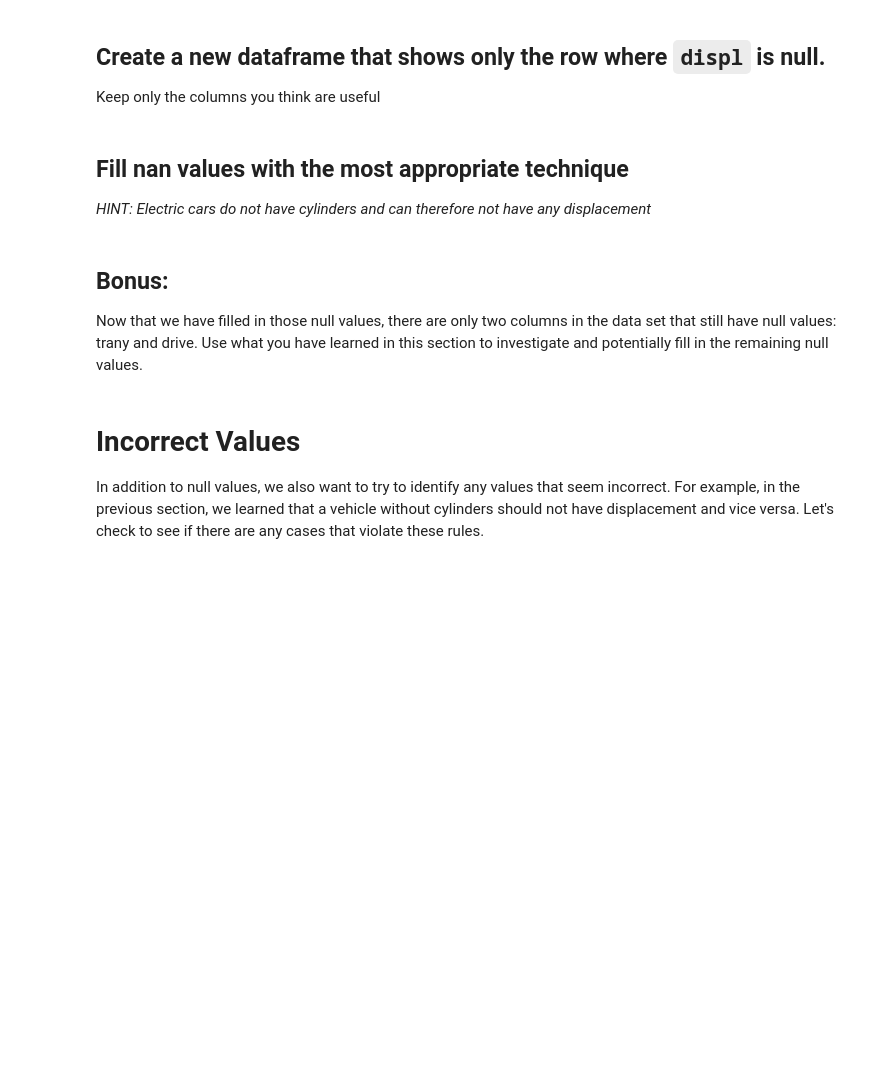
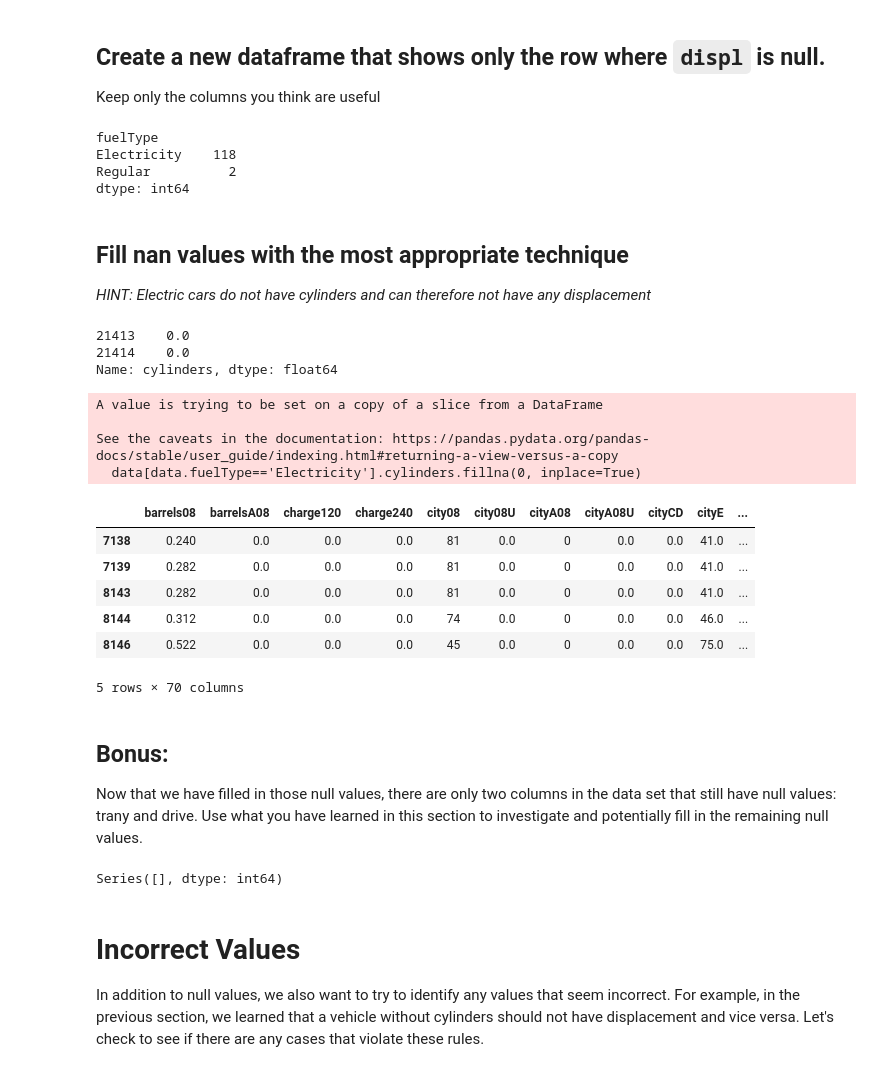
Before and after one commit to Ironhack-Data-Madrid-Enero-2023/2.4-lab-data-cleaning, a Jupyter notebook: your-code/main.ipynb, the cells around one changed output. Drawn from its saved outputs; the diff is of its cells as text; code cells hidden in the pictures; blank space fills up the shorter version.

```diff
--- a/your-code/main.ipynb
+++ b/your-code/main.ipynb
@@ -65,0 +95,4 @@ We can use the `.sum()` method to total up the number of True values by column,
+# %%
+nan_cols = data.isna().sum()
+
+nan_cols[nan_cols>0]
@@ -69,5 +121,12 @@ We can see that some columns have relatively few null values while others have t
 ## Remove the columns that have more than 10,000 null values in them
 # %% [markdown]
 In Pandas, we can do that using the drop method. For our purposes, let's remove the columns that have more than 10,000 null values in them. We will add these column names to a list, and then we will pass those columns to the drop method and indicate that we want columns (not rows) dropped by setting the axis parameter to 1.
+# %%
+#your code
+cols= [e for e in nan_cols[nan_cols>10000].index ]
+
+
+
+data.drop(columns=cols, inplace=True)
 # %%
 #your code
@@ -83,3 +141,13 @@ Keep only the columns you think are useful
+# %%
+#your code
+df_null_displ= data.iloc[data.displ[data.displ.isna()].index][['make', 'model', 'fuelType', 'cylinders', 'displ']]
+#df_null_displ = data[data['displ'].isnull()]
+df_null_displ.value_counts('fuelType')
+# %% [output]
+fuelType
+Electricity    118
+Regular          2
+dtype: int64
 # %% [markdown]
 ## Fill nan values with the most appropriate technique
 *HINT: Electric cars do not have cylinders and can therefore not have any displacement*
@@ -88,3 +154,39 @@ Keep only the columns you think are useful
+# %%
+df_null_displ[df_null_displ.fuelType=='Regular'].cylinders.fillna(0)
+# %% [output]
+21413    0.0
+21414    0.0
+Name: cylinders, dtype: float64
+# %%
+#your code
+#data.cylinders.fillna(0, inplace=True)
+#data.cylinders=data.cylinders[data.fuelType=='Electricity'].fillna(0)
+#data.cylinders=data[data.fuelType=='Regular'].cylinders.fillna(0)
+
+#data.loc[[21413, 21414]]=data.loc[[21413, 21414]].fillna(0)
+data[data.fuelType=='Electricity'].cylinders.fillna(0, inplace=True)
+# %% [output]
+A value is trying to be set on a copy of a slice from a DataFrame
+
+See the caveats in the documentation: https://pandas.pydata.org/pandas-docs/stable/user_guide/indexing.html#returning-a-view-versus-a-copy
+  data[data.fuelType=='Electricity'].cylinders.fillna(0, inplace=True)
+# %%
+#data.loc[[21413, 21414]]
+#data['cylinders'].isnull().sum()
+data.loc[data['fuelType'] == 'Electricity', ['cylinders', 'displ']] = data.loc[data['fuelType'] == 'Electricity', ['cylinders', 'displ']].fillna(0)
+data.loc[data['model'] == 'RX Turbo', ['cylinders',]] = data.loc[data['model'] == 'RX Turbo', ['cylinders']].fillna(4)
+data.loc[data['model'] == 'RX Turbo', ['displ',]] = data.loc[data['model'] == 'RX Turbo', ['displ']].fillna(1.7)
+# después me di cuenta de que había un mazda con cilindrada pero sin número de cilindros
+data.loc[data['model'] == 'RX-7', ['cylinders',]] = data.loc[data['model'] =='RX-7', ['cylinders']].fillna(2)
+data.iloc[data[(data['model'] == 'RX Turbo') | (data['fuelType'] == 'Electricity')].index].head()
+# %% [output]
+|  | barrels08 | barrelsA08 | charge120 | charge240 | city08 | city08U | cityA08 | cityA08U | cityCD | cityE | ... |
+| 7138 | 0.240 | 0.0 | 0.0 | 0.0 | 81 | 0.0 | 0 | 0.0 | 0.0 | 41.0 | ... |
+| 7139 | 0.282 | 0.0 | 0.0 | 0.0 | 81 | 0.0 | 0 | 0.0 | 0.0 | 41.0 | ... |
+| 8143 | 0.282 | 0.0 | 0.0 | 0.0 | 81 | 0.0 | 0 | 0.0 | 0.0 | 41.0 | ... |
+| 8144 | 0.312 | 0.0 | 0.0 | 0.0 | 74 | 0.0 | 0 | 0.0 | 0.0 | 46.0 | ... |
+| 8146 | 0.522 | 0.0 | 0.0 | 0.0 | 45 | 0.0 | 0 | 0.0 | 0.0 | 75.0 | ... |
+5 rows × 70 columns
 # %% [markdown]
 ## Bonus:
 Now that we have filled in those null values, there are only two columns in the data set that still have null values: trany and drive. Use what you have learned in this section to investigate and potentially fill in the remaining null values.
@@ -93,3 +193,12 @@ Now that we have filled in those null values, there are only two columns in the
+# %%
+data.drive.fillna('unknown', inplace=True)
+data.trany.fillna('unknown', inplace=True)
+
+nan_cols = data.isna().sum()
+
+nan_cols[nan_cols>0]
+# %% [output]
+Series([], dtype: int64)
 # %% [markdown]
 # Incorrect Values
 
```
Also changed, not shown: parts of 34 cells of this notebook, 1 other file.
